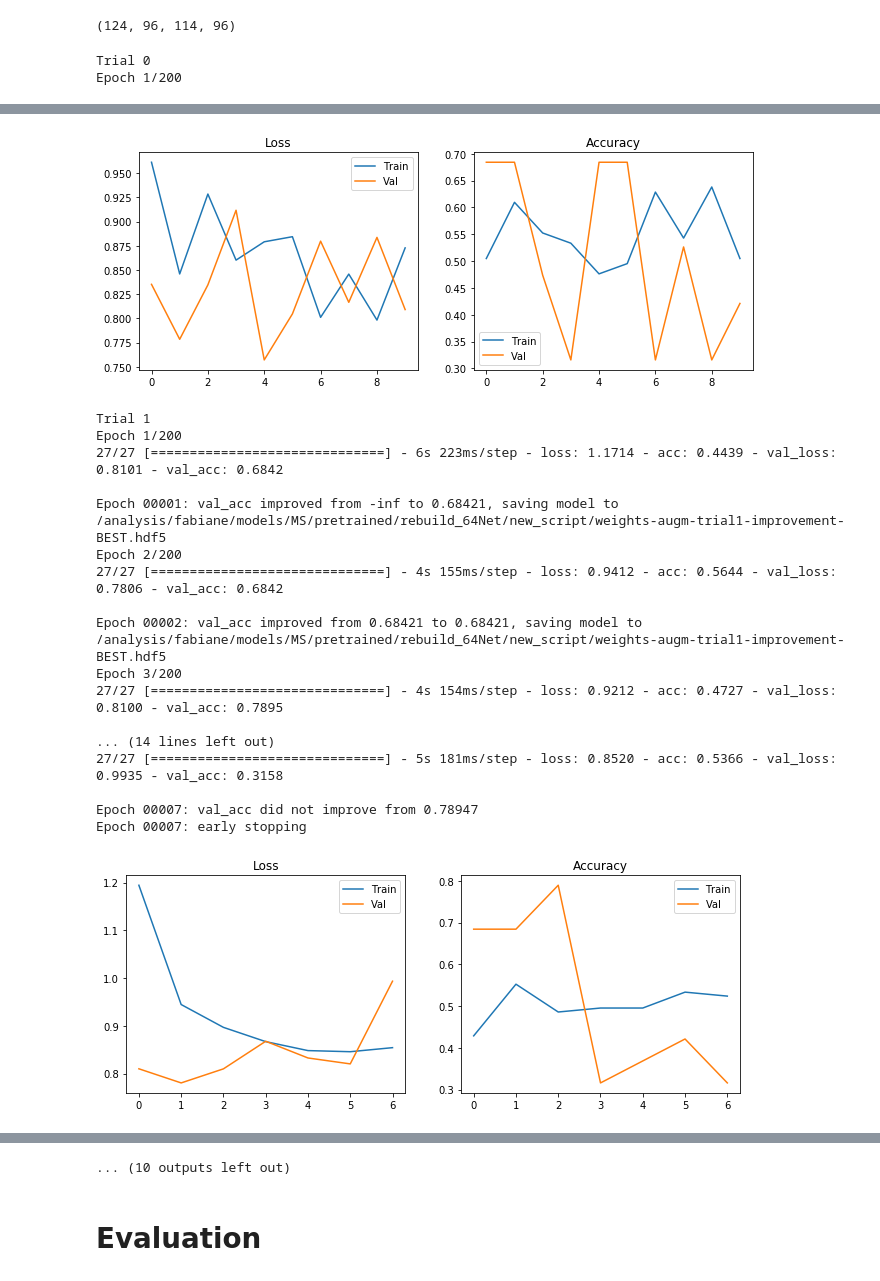
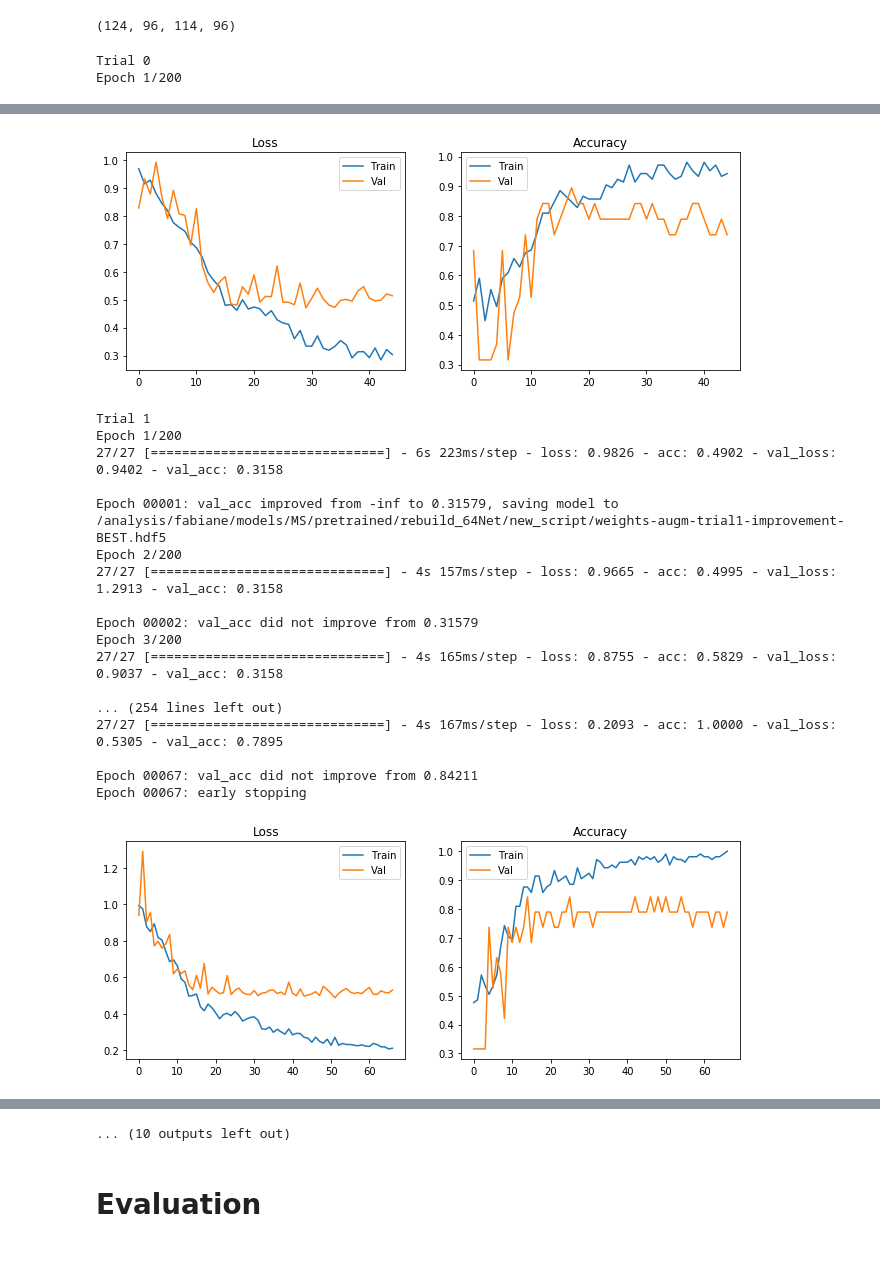
Before and after one commit to derEitel/explainableMS, a Jupyter notebook: Fine-tuning on MS.ipynb, the cells around one changed output, grey strips where cells are left out. Drawn from its saved outputs; the diff is of its cells as text; code cells hidden in the pictures.

Commit message:
training ADNI and MS works well

```diff
--- a/Fine-tuning on MS.ipynb
+++ b/Fine-tuning on MS.ipynb
@@ -138,8 +138,7 @@ def init_model(path, finetune=True, up_to=7):
 # %%
 # load model weights
 #model_path = "/analysis/share/Ritter/models/fabi/ADNI/pretraining_paper/model.h5"
-model_path = "/analysis/share/Ritter/models/fabi/ADNI/pretraining_paper/model_trial_8.h5"
-#model_path = "/analysis/fabiane/models/ADNI/Felix/retrain_emily_version/dropout0.3_lr0.001_dc0_l20.01_20181119-163525_weights_ep04_vacc0.87.hdf5"
+model_path = "/analysis/share/Ritter/models/fabi/ADNI/pretraining_paper/model_trial_7.h5"
 model = init_model(model_path, finetune=False, up_to=None)
 print(model.summary())
 # %% [output]
@@ -255,7 +254,7 @@ for i in range(num_trials):
     model.compile(optimizer=opti, loss='binary_crossentropy', metrics=['accuracy'])
 
     # callbacks
-    earlystop = EarlyStopping(monitor='val_loss', min_delta=0, patience=5, verbose=1, mode='auto')
+    earlystop = EarlyStopping(monitor='val_loss', min_delta=0, patience=15, verbose=1, mode='auto')
     if store_models:
         result_path = os.path.join(result_dir, "weights-augm-trial%i-improvement-BEST.hdf5" %i)
         model_checkpoint = ModelCheckpoint(result_path, monitor='val_acc', verbose=1, save_best_only=True, mode='max', save_weights_only=True)
@@ -264,7 +263,7 @@ for i in range(num_trials):
         callbacks = [earlystop]
 
     train_loader = CISDataset(X_train, y_train, transform=transforms, batch_size=b, shuffle=True)
-    val_loader = CISDataset(X_val, y_val, transform=[intensity], batch_size=4, shuffle=True)
+    val_loader = CISDataset(X_val, y_val, transform=[intensity], batch_size=4, shuffle=False)
 
     # Start training
     history = model.fit_generator(train_loader,
@@ -334,21 +333,21 @@ Epoch 00010: early stopping
-[figure, old version]
+[figure, new version]
 Trial 1
 Epoch 1/200
-27/27 [==============================] - 6s 223ms/step - loss: 1.1714 - acc: 0.4439 - val_loss: 0.8101 - val_acc: 0.6842
+27/27 [==============================] - 6s 223ms/step - loss: 0.9826 - acc: 0.4902 - val_loss: 0.9402 - val_acc: 0.3158
 
-Epoch 00001: val_acc improved from -inf to 0.68421, saving model to /analysis/fabiane/models/MS/pretrained/rebuild_64Net/new_script/weights-augm-trial1-improvement-BEST.hdf5
+Epoch 00001: val_acc improved from -inf to 0.31579, saving model to /analysis/fabiane/models/MS/pretrained/rebuild_64Net/new_script/weights-augm-trial1-improvement-BEST.hdf5
 Epoch 2/200
-27/27 [==============================] - 4s 155ms/step - loss: 0.9412 - acc: 0.5644 - val_loss: 0.7806 - val_acc: 0.6842
+27/27 [==============================] - 4s 157ms/step - loss: 0.9665 - acc: 0.4995 - val_loss: 1.2913 - val_acc: 0.3158
 
-Epoch 00002: val_acc improved from 0.68421 to 0.68421, saving model to /analysis/fabiane/models/MS/pretrained/rebuild_64Net/new_script/weights-augm-trial1-improvement-BEST.hdf5
+Epoch 00002: val_acc did not improve from 0.31579
 Epoch 3/200
-27/27 [==============================] - 4s 154ms/step - loss: 0.9212 - acc: 0.4727 - val_loss: 0.8100 - val_acc: 0.7895
+27/27 [==============================] - 4s 165ms/step - loss: 0.8755 - acc: 0.5829 - val_loss: 0.9037 - val_acc: 0.3158
 
-... (14 lines left out)
-27/27 [==============================] - 5s 181ms/step - loss: 0.8520 - acc: 0.5366 - val_loss: 0.9935 - val_acc: 0.3158
+... (254 lines left out)
+27/27 [==============================] - 4s 167ms/step - loss: 0.2093 - acc: 1.0000 - val_loss: 0.5305 - val_acc: 0.7895
 
-Epoch 00007: val_acc did not improve from 0.78947
-Epoch 00007: early stopping
+Epoch 00067: val_acc did not improve from 0.84211
+Epoch 00067: early stopping
-[figure, old version]
+[figure, new version]
 Trial 2
 Epoch 1/200
```
Also changed, not shown: parts of 7 cells of this notebook, 9 other files.
